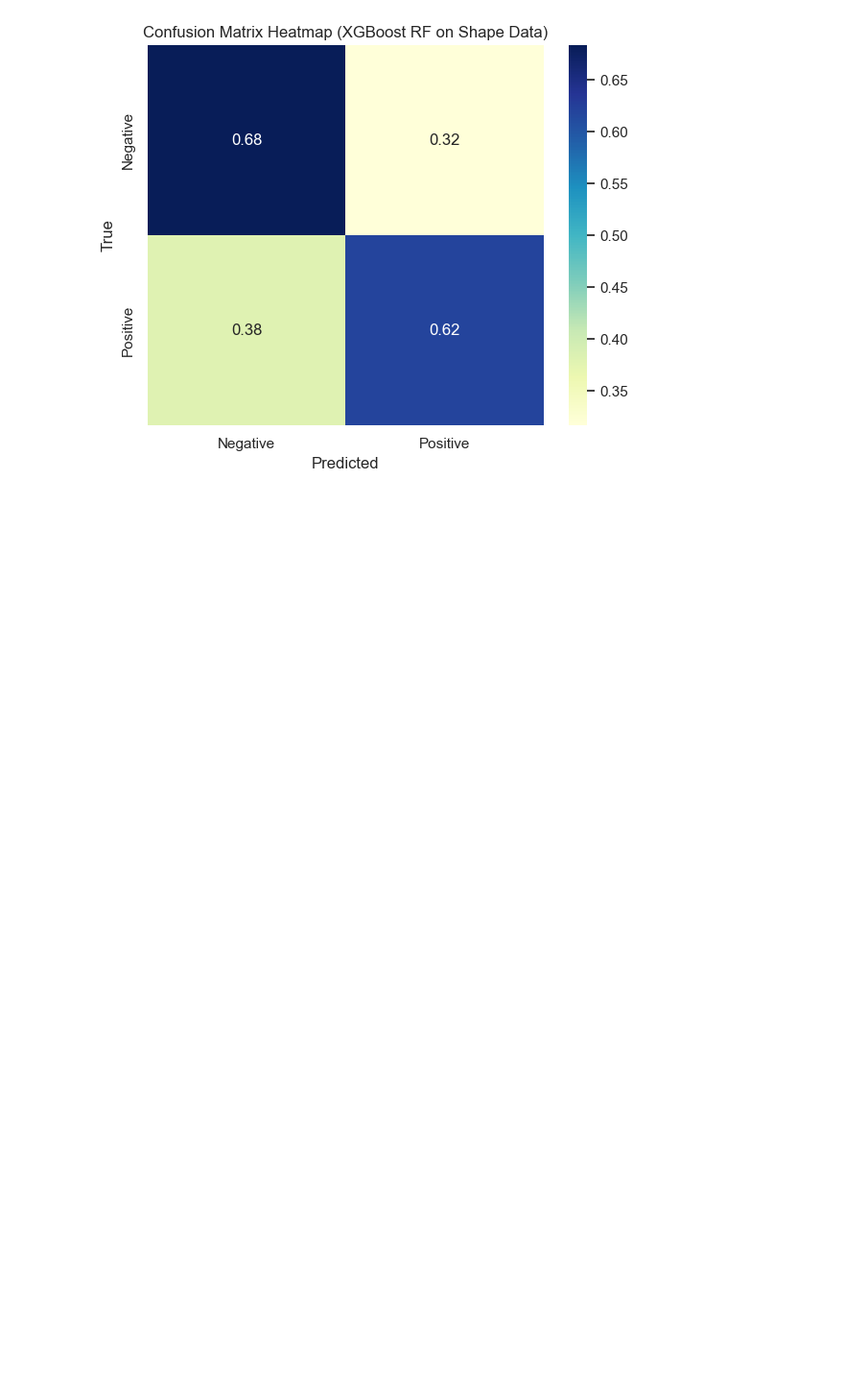
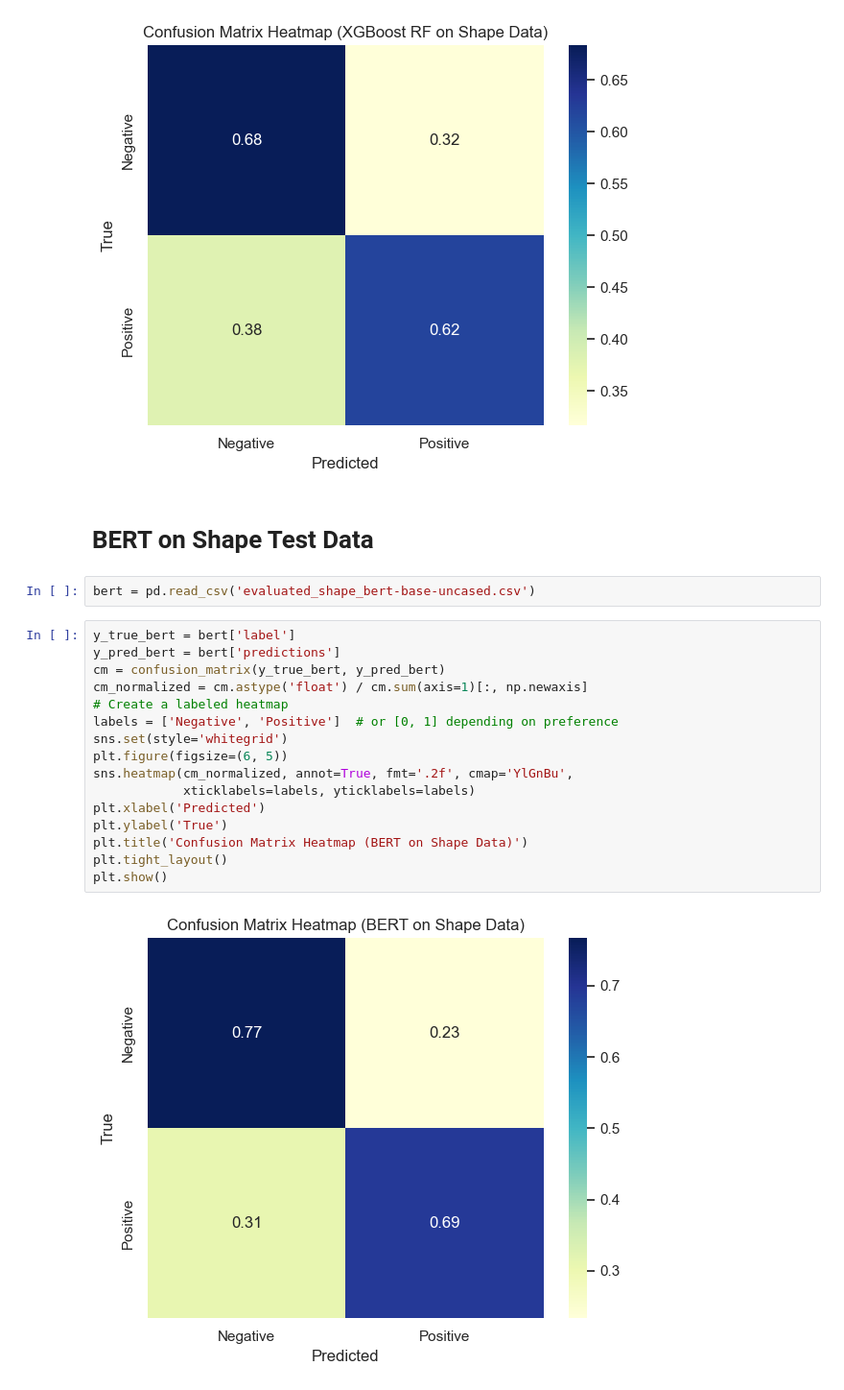
Before and after one commit to DHJKim321/diss-project, a Jupyter notebook: src/data/eval/heatmap.ipynb, the cells around one changed output. Shown at 96% size. Saved outputs shown, nothing was run; the diff lists cells and outputs as text; blank space fills up the shorter version.

Commit message:
Heatmap for bert

```diff
--- a/src/data/eval/heatmap.ipynb
+++ b/src/data/eval/heatmap.ipynb
@@ -32,3 +32,25 @@ plt.tight_layout()
 plt.show()
 # %% [output]
 [figure]
+# %% [markdown]
+# BERT on Shape Test Data
+# %%
+bert = pd.read_csv('evaluated_shape_bert-base-uncased.csv')
+# %%
+y_true_bert = bert['label']
+y_pred_bert = bert['predictions']
+cm = confusion_matrix(y_true_bert, y_pred_bert)
+cm_normalized = cm.astype('float') / cm.sum(axis=1)[:, np.newaxis]
+# Create a labeled heatmap
+labels = ['Negative', 'Positive']  # or [0, 1] depending on preference
+sns.set(style='whitegrid')
+plt.figure(figsize=(6, 5))
+sns.heatmap(cm_normalized, annot=True, fmt='.2f', cmap='YlGnBu',
+            xticklabels=labels, yticklabels=labels)
+plt.xlabel('Predicted')
+plt.ylabel('True')
+plt.title('Confusion Matrix Heatmap (BERT on Shape Data)')
+plt.tight_layout()
+plt.show()
+# %% [output]
+[figure, added]
```
Also changed, not shown: parts of 3 cells of this notebook.
